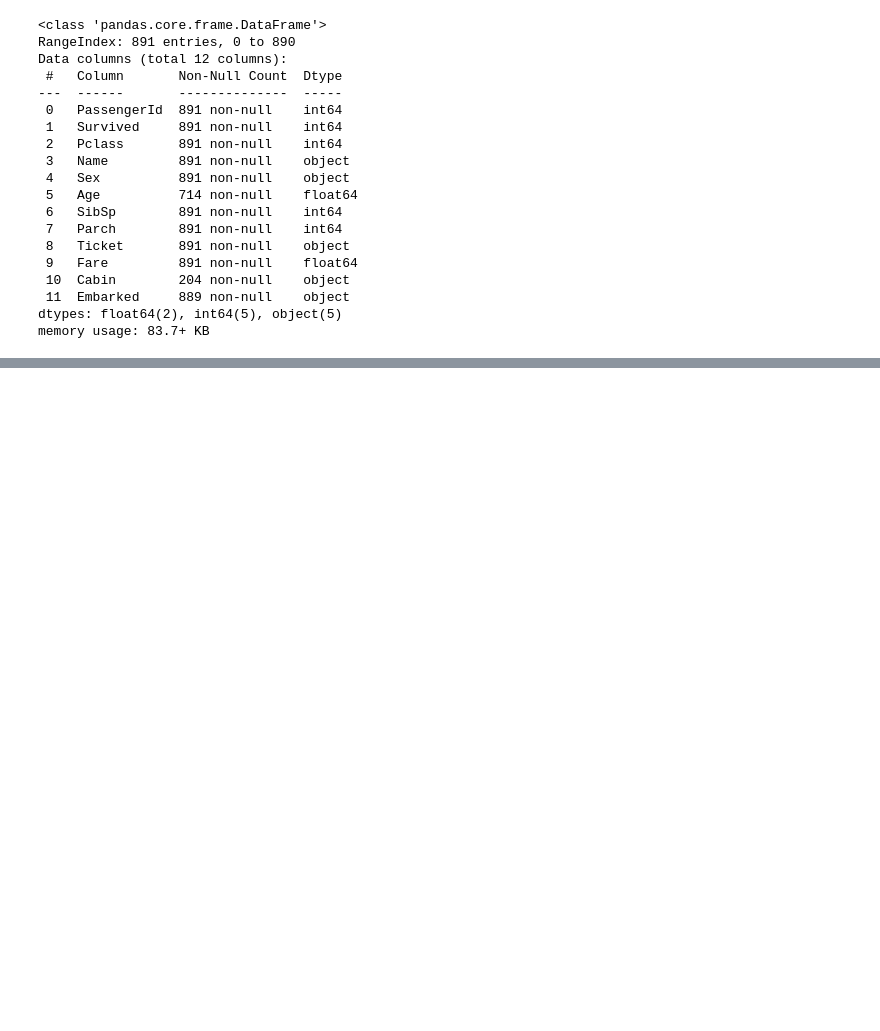
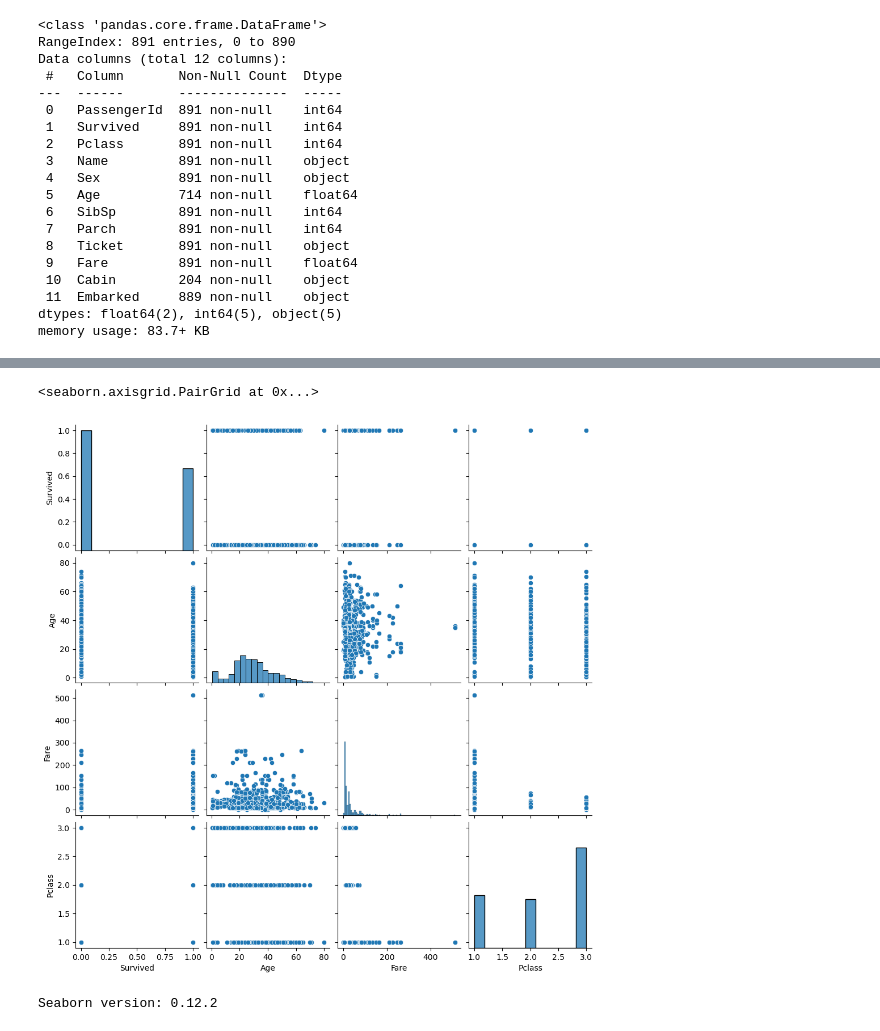
Before and after one commit to LucasGalanti/titanic_ML, a Jupyter notebook: titanic_prediction.ipynb, the cells around one changed output, grey strips where cells are left out. Saved outputs shown, nothing was run; the diff lists cells and outputs as text; code cells hidden in the pictures; blank space fills up the shorter version.

```diff
--- a/titanic_prediction.ipynb
+++ b/titanic_prediction.ipynb
@@ -112,0 +207,11 @@ memory usage: 83.7+ KB
+# %%
+#I always like to start with pairplot. It shows the distribution of some variables and we can vizualise the possible correlation between them
+# but in this case is not that impressive
+sb.pairplot(titanic[['Survived','Age','Fare','Sex', 'Pclass']].dropna())
+# %% [output]
+<seaborn.axisgrid.PairGrid at 0x...>
+[figure, added]
+# %%
+print("Seaborn version:", sb.__version__)
+# %% [output]
+Seaborn version: 0.12.2
```
Also changed, not shown: parts of 29 cells of this notebook, 1 other file.
